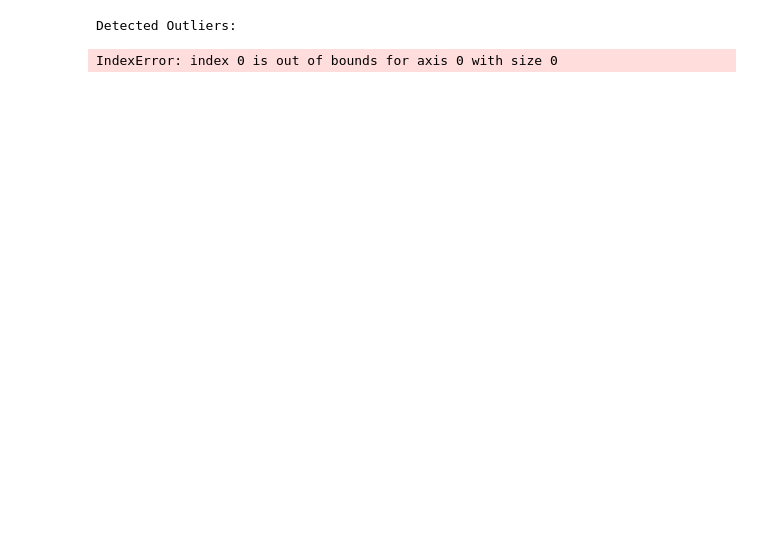
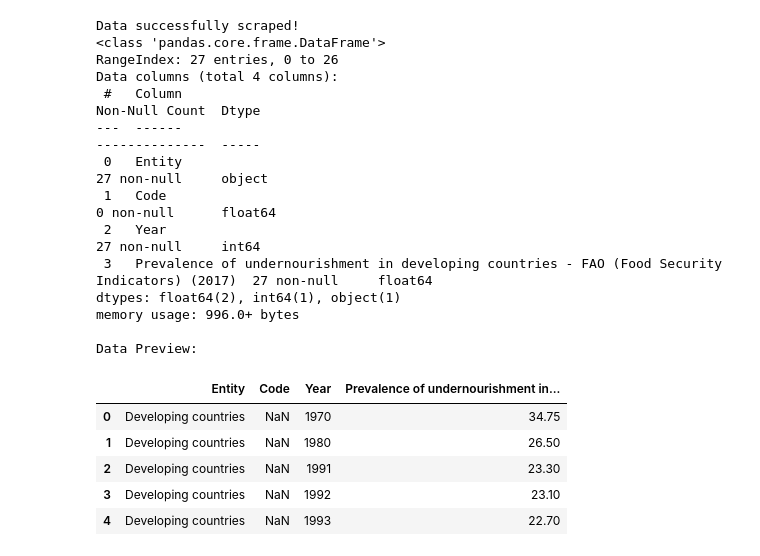
Before and after one commit to Manarsenic/EDA, a Jupyter notebook: EDA_PROJECT.ipynb, the cells around one changed output. Cells and saved outputs as stored; diff of their text form; code cells hidden in the pictures; blank space fills up the shorter version.

Commit message:
feat : eda status

```diff
--- a/EDA_PROJECT.ipynb
+++ b/EDA_PROJECT.ipynb
@@ -179,31 +3,44 @@ One-Hot Encoded DataFrame Preview:
-# %%
-import numpy as np
-from scipy.stats import zscore
-import pandas as pd
-from sklearn.preprocessing import MinMaxScaler
-
-# Your DataFrame, df, is now empty. This code handles that.
-if not df.empty:
-    # a) Outlier Detection using Z-score
-    # Use the renamed column name.
-    df['Z_score'] = zscore(df['Prevalence of undernourishment in developing countries - FAO (Food Security Indicators) (2017)'])
-    outliers = df[(df['Z_score'] > 3) | (df['Z_score'] < -3)]
-
-    print("\nDetected Outliers:\n")
-    if not outliers.empty:
-        print(outliers)
-    else:
-        print("No outliers detected based on Z-score > 3 or < -3.")
-
-    # b) Data Normalization using Min-Max Scaling
-    # Use the new, renamed column name.
-    scaler = MinMaxScaler()
-    df['Normalized_Undernourishment'] = scaler.fit_transform(df[['Prevalence of undernourishment in developing countries - FAO (Food Security Indicators) (2017)']])
-
-    print("\nData after Min-Max Normalization (first 5 rows):\n")
-    print(df.head())
-else:
-    print("DataFrame is empty. Please check your data cleaning steps.")
-# %% [output]
-Detected Outliers:
-IndexError: index 0 is out of bounds for axis 0 with size 0
+# %%
+import requests
+import pandas as pd
+from io import StringIO
+import numpy as np
+from sklearn.impute import KNNImputer
+from sklearn.preprocessing import LabelEncoder, OneHotEncoder, MinMaxScaler
+from scipy.stats import zscore
+
+# Scrape and load data
+url = "https://ourworldindata.org/grapher/prevalence-of-undernourishment-in-developing-countries-since-1970.csv?v=1&csvType=full&useColumnShortNames=true"
+try:
+    resp = requests.get(url)
+    resp.raise_for_status()
+    df = pd.read_csv(StringIO(resp.text))
+    print("Data successfully scraped!")
+except requests.exceptions.RequestException as e:
+    print(f"Error scraping data: {e}")
+    exit()
+
+df.info()
+print("\nData Preview:\n",)
+df.head()
+# %% [output]
+Data successfully scraped!
+<class 'pandas.core.frame.DataFrame'>
+RangeIndex: 27 entries, 0 to 26
+Data columns (total 4 columns):
+ #   Column                                                                                          Non-Null Count  Dtype
+---  ------                                                                                          --------------  -----
+ 0   Entity                                                                                          27 non-null     object
+ 1   Code                                                                                            0 non-null      float64
+ 2   Year                                                                                            27 non-null     int64
+ 3   Prevalence of undernourishment in developing countries - FAO (Food Security Indicators) (2017)  27 non-null     float64
+dtypes: float64(2), int64(1), object(1)
+memory usage: 996.0+ bytes
+
+Data Preview:
+|  | Entity | Code | Year | Prevalence of undernourishment in... |
+| 0 | Developing countries | NaN | 1970 | 34.75 |
+| 1 | Developing countries | NaN | 1980 | 26.50 |
+| 2 | Developing countries | NaN | 1991 | 23.30 |
+| 3 | Developing countries | NaN | 1992 | 23.10 |
+| 4 | Developing countries | NaN | 1993 | 22.70 |
```
Also changed, not shown: parts of 10 cells of this notebook.
